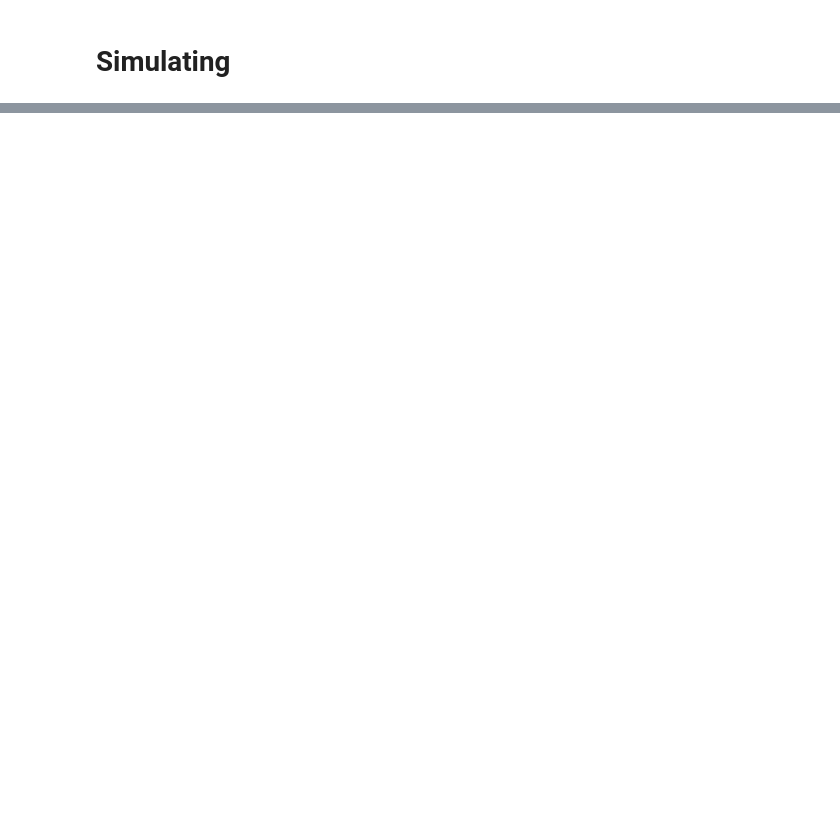
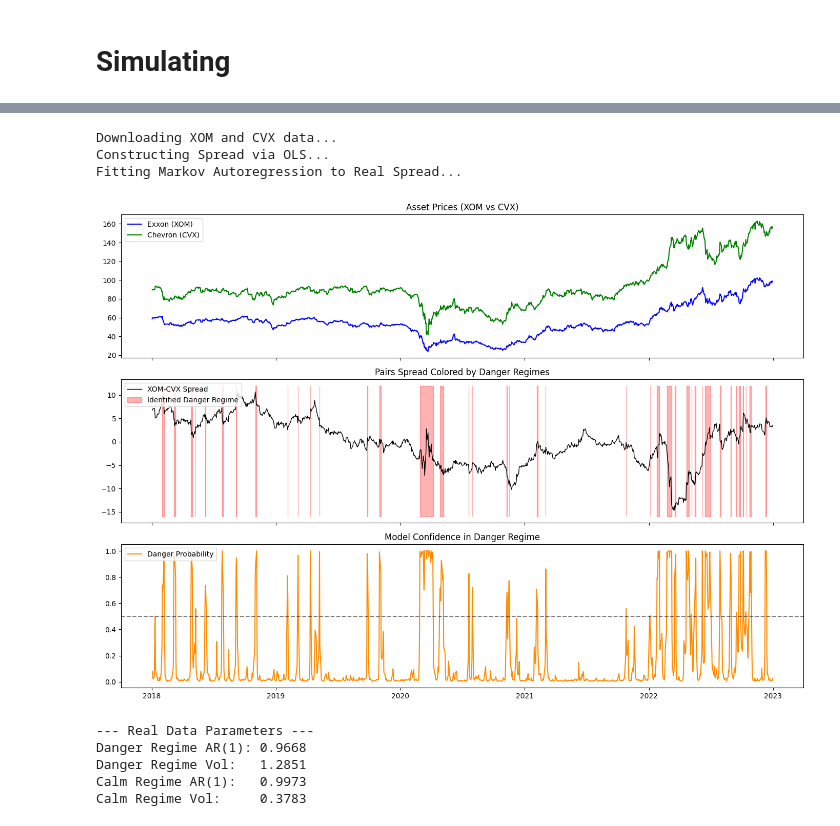
Before and after one commit to egil10/stk-mat2011, a Jupyter notebook: code/tune/markov4.ipynb, the cells around one changed output, grey strips where cells are left out. Drawn from its saved outputs; the diff is of its cells as text; code cells hidden in the pictures; blank space fills up the shorter version.

```diff
--- a/code/tune/markov4.ipynb
+++ b/code/tune/markov4.ipynb
@@ -63,19 +76,30 @@ plt.show()
 # %%
 import yfinance as yf
+import pandas as pd
+import numpy as np
+import matplotlib.pyplot as plt
+import statsmodels.api as sm
+from statsmodels.tsa.regime_switching.markov_autoregression import MarkovAutoregression
 
-# --- 1. Fetch Real Data ---
+# --- 1. Fetch Real Data (Bulletproof Method) ---
 print("\nDownloading XOM and CVX data...")
-data = yf.download("XOM CVX", start="2018-01-01", end="2023-01-01", progress=False)['Adj Close']
+# Downloading individually prevents yfinance's MultiIndex errors
+xom = yf.download("XOM", start="2018-01-01", end="2023-01-01", progress=False)
+cvx = yf.download("CVX", start="2018-01-01", end="2023-01-01", progress=False)
+
+# Safely grab 'Close' (or 'Adj Close' if your version still has it)
+col = 'Adj Close' if 'Adj Close' in xom.columns else 'Close'
+
+data = pd.concat([xom[col], cvx[col]], axis=1)
+data.columns = ['XOM', 'CVX']
 data = data.dropna()
 
 # --- 2. Construct the Spread ---
-# We use OLS to find the hedge ratio: XOM = beta * CVX
-# The spread is the residual (what is left over)
 print("Constructing Spread via OLS...")
 Y = data['XOM']
 X = sm.add_constant(data['CVX'])
 ols_res = sm.OLS(Y, X).fit()
-real_spread = ols_res.resid.values # This is the mean-reverting portfolio
+real_spread = ols_res.resid.values
 
 # --- 3. Fit the Markov Model on Real Data ---
 print("Fitting Markov Autoregression to Real Spread...")
@@ -83,47 +107,59 @@ real_ms_model = MarkovAutoregression(
     real_spread, k_regimes=2, order=1, trend="c",
     switching_ar=True, switching_variance=True
 )
-# Real data is notoriously hard to fit, we increase EM iterations
 real_ms_res = real_ms_model.fit(search_reps=30, em_iter=50, disp=False)
 
 # --- 4. Identify the Danger Regime ---
 real_params = dict(zip(real_ms_res.model.param_names, real_ms_res.params))
 var_0 = real_params.get('sigma2[0]', 0)
 var_1 = real_params.get('sigma2[1]', 0)
 
 danger_state = 0 if var_0 > var_1 else 1
-danger_probs = real_ms_res.smoothed_marginal_probabilities.values[:, danger_state]
+
+probs = real_ms_res.smoothed_marginal_probabilities
+if isinstance(probs, pd.DataFrame):
+    probs = probs.values
+danger_probs = probs[:, danger_state]
 
 # --- 5. Plotting Real Data Results ---
 time_axis = data.index[1:] # Drop first obs due to AR(1)
 
 fig, axes = plt.subplots(3, 1, figsize=(14, 10), sharex=True)
 
 # Panel 1: Underlying Assets
-axes[0].plot(data.index, data['XOM'], label='Exxon (XOM)')
-axes[0].plot(data.index, data['CVX'], label='Chevron (CVX)')
-axes[0].set_title('Asset Prices')
-axes[0].legend()
+axes[0].plot(data.index, data['XOM'], label='Exxon (XOM)', color='blue')
+axes[0].plot(data.index, data['CVX'], label='Chevron (CVX)', color='green')
+axes[0].set_title('Asset Prices (XOM vs CVX)')
+axes[0].legend(loc='upper left')
 
 # Panel 2: The Spread & The Regimes
 axes[1].plot(time_axis, real_spread[1:], color='black', linewidth=1, label='XOM-CVX Spread')
-# Highlight areas where model is >50% sure we are in danger
 axes[1].fill_between(time_axis, axes[1].get_ylim()[0], axes[1].get_ylim()[1],
                      where=(danger_probs > 0.5), color='red', alpha=0.3, label='Identified Danger Regime')
 axes[1].set_title('Pairs Spread Colored by Danger Regimes')
-axes[1].legend()
+axes[1].legend(loc='upper left')
 
 # Panel 3: Probability of Danger
 axes[2].plot(time_axis, danger_probs, color='darkorange', label='Danger Probability')
 axes[2].axhline(0.5, color='k', linestyle='--', alpha=0.5)
 axes[2].set_title('Model Confidence in Danger Regime')
-axes[2].legend()
+axes[2].legend(loc='upper left')
 
 plt.tight_layout()
 plt.show()
 
 print("\n--- Real Data Parameters ---")
-print(f"Danger Regime AR(1): {real_params.get(f'ar.L1[{danger_state}]'):.4f}")
-print(f"Danger Regime Vol:   {np.sqrt(real_params.get(f'sigma2[{danger_state}]')):.4f}")
-print(f"Calm Regime AR(1):   {real_params.get(f'ar.L1[{1-danger_state}]'):.4f}")
-print(f"Calm Regime Vol:     {np.sqrt(real_params.get(f'sigma2[{1-danger_state}]')):.4f}")
+print(f"Danger Regime AR(1): {real_params.get(f'ar.L1[{danger_state}]', np.nan):.4f}")
+print(f"Danger Regime Vol:   {np.sqrt(real_params.get(f'sigma2[{danger_state}]', np.nan)):.4f}")
+print(f"Calm Regime AR(1):   {real_params.get(f'ar.L1[{1-danger_state}]', np.nan):.4f}")
+print(f"Calm Regime Vol:     {np.sqrt(real_params.get(f'sigma2[{1-danger_state}]', np.nan)):.4f}")
+# %% [output]
+Downloading XOM and CVX data...
+Constructing Spread via OLS...
+Fitting Markov Autoregression to Real Spread...
+[figure, added]
+--- Real Data Parameters ---
+Danger Regime AR(1): 0.9668
+Danger Regime Vol:   1.2851
+Calm Regime AR(1):   0.9973
+Calm Regime Vol:     0.3783
```
Also changed, not shown: parts of 1 cell of this notebook, 1 other file.
